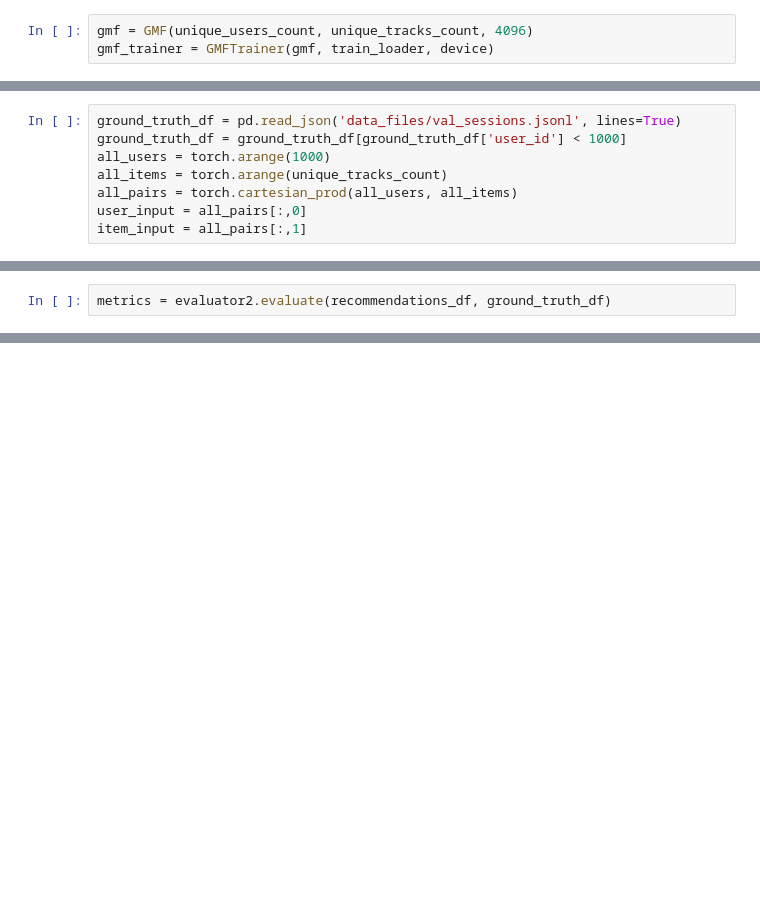
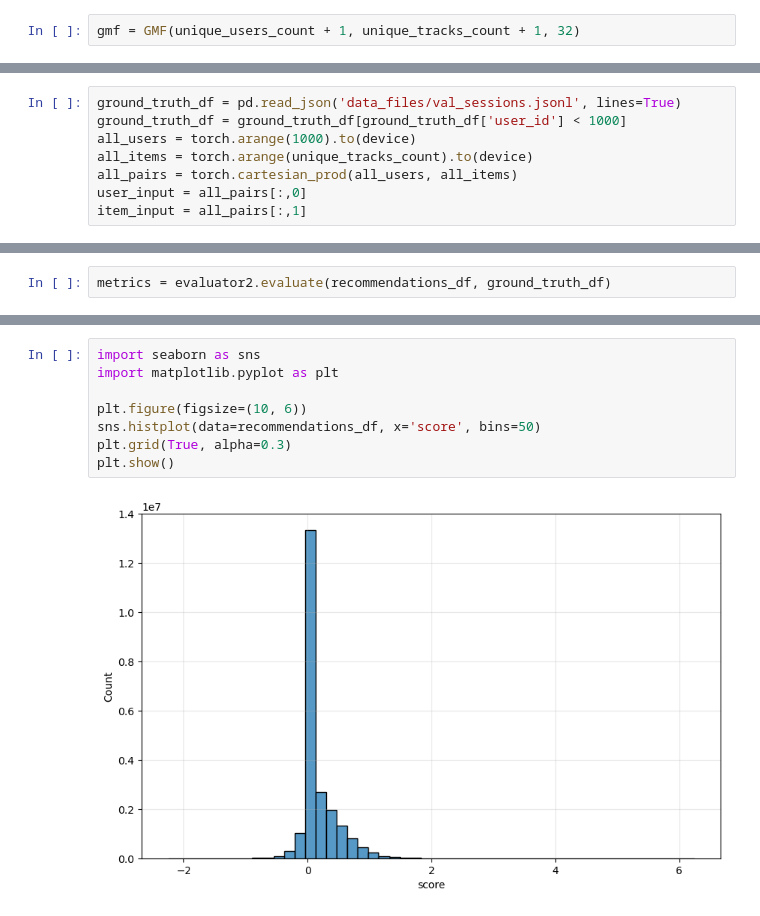
Before and after one commit to maksbilski/playlist_recommendation_system, a Jupyter notebook: training.ipynb, the cells around one changed output, grey strips where cells are left out. Drawn from its saved outputs; the diff is of its cells as text; blank space fills up the shorter version.

```diff
--- a/training.ipynb
+++ b/training.ipynb
@@ -25,6 +25,5 @@ train_loader = torch.utils.data.DataLoader(
 unique_users_count = sessions_train_df['user_id'].nunique()
 unique_tracks_count = len(tracks_df)
 # %%
-gmf = GMF(unique_users_count, unique_tracks_count, 4096)
-gmf_trainer = GMFTrainer(gmf, train_loader, device)
+gmf = GMF(unique_users_count + 1, unique_tracks_count + 1, 32)
 # %%
@@ -48,8 +65,8 @@ torch.cuda.empty_cache()
 # %%
 ground_truth_df = pd.read_json('data_files/val_sessions.jsonl', lines=True)
 ground_truth_df = ground_truth_df[ground_truth_df['user_id'] < 1000]
-all_users = torch.arange(1000)
-all_items = torch.arange(unique_tracks_count)
+all_users = torch.arange(1000).to(device)
+all_items = torch.arange(unique_tracks_count).to(device)
 all_pairs = torch.cartesian_prod(all_users, all_items)
 user_input = all_pairs[:,0]
 item_input = all_pairs[:,1]
@@ -85,0 +121,10 @@ for metric, value in metrics.items():
+# %%
+import seaborn as sns
+import matplotlib.pyplot as plt
+
+plt.figure(figsize=(10, 6))
+sns.histplot(data=recommendations_df, x='score', bins=50)
+plt.grid(True, alpha=0.3)
+plt.show()
+# %% [output]
+[figure, added]
```
Also changed, not shown: parts of 9 cells of this notebook, 1 other file.
